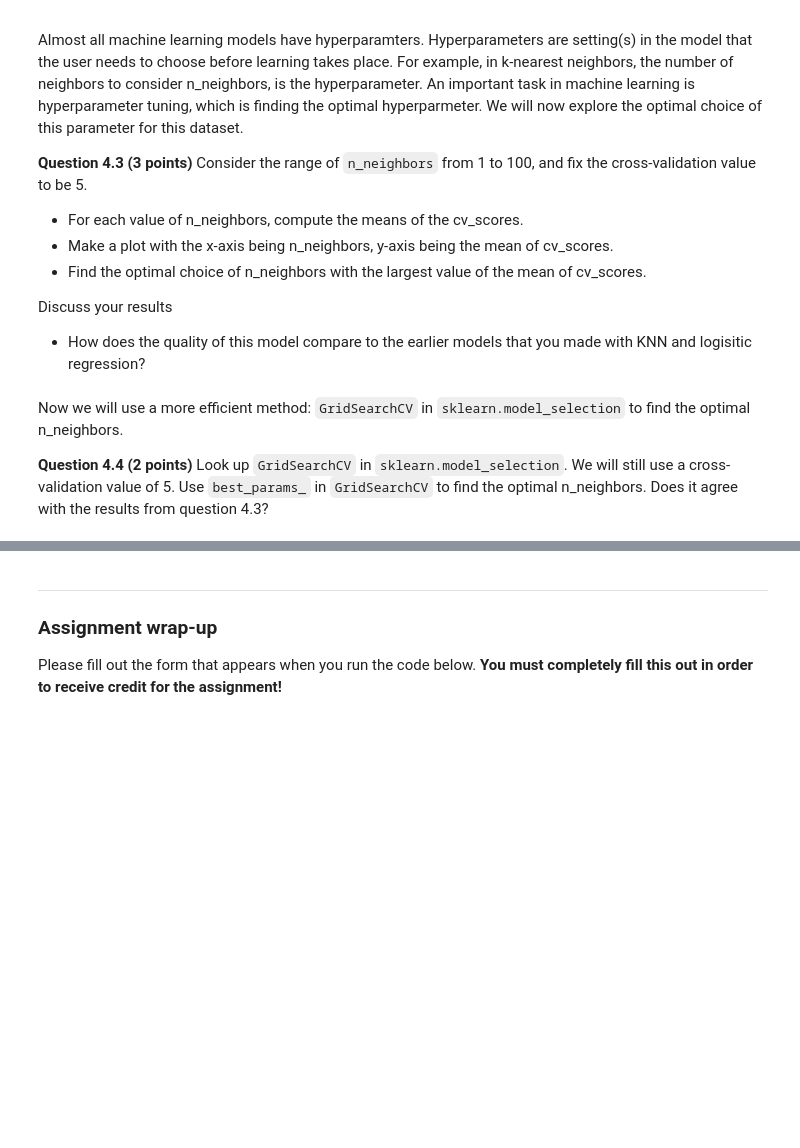
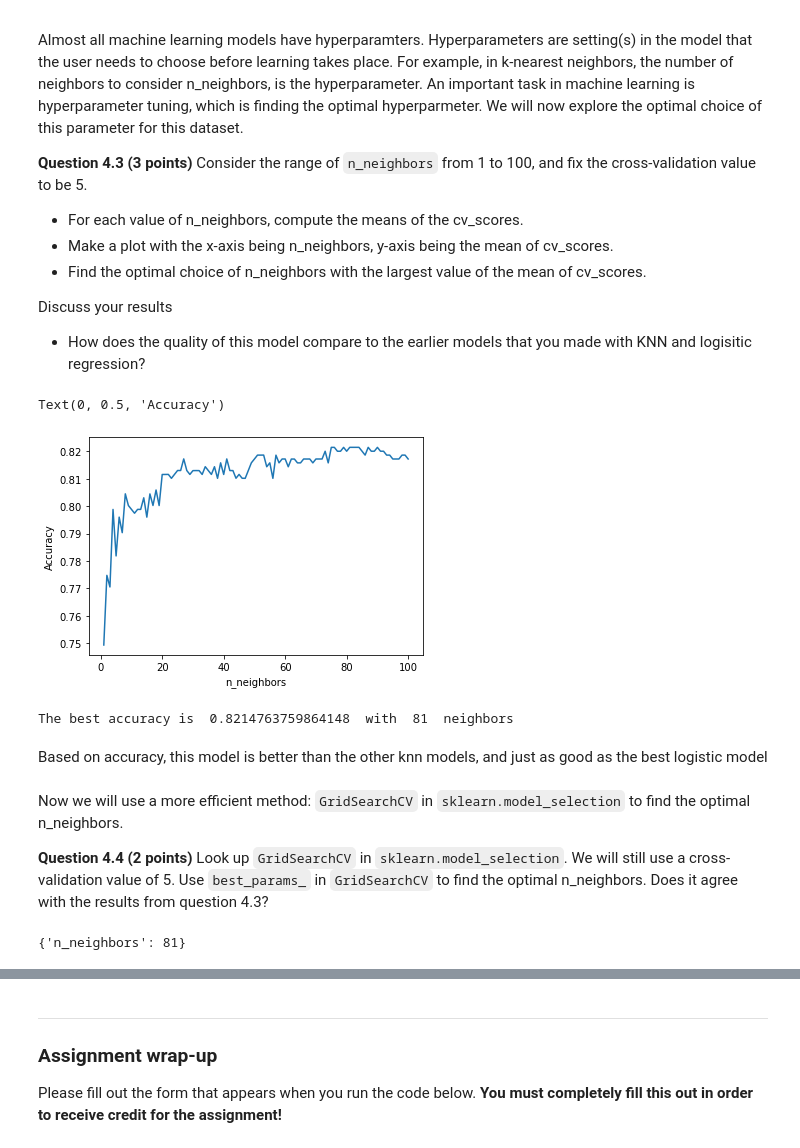
Before and after one commit to BergBrae/cmse202-f20-turnin, a Jupyter notebook: hw-03/HW-03_GitML-STUDENT.ipynb, the cells around one changed output, grey strips where cells are left out. Saved outputs shown, nothing was run; the diff lists cells and outputs as text; code cells hidden in the pictures; blank space fills up the shorter version.

```diff
--- a/hw-03/HW-03_GitML-STUDENT.ipynb
+++ b/hw-03/HW-03_GitML-STUDENT.ipynb
@@ -164,0 +262,5 @@ The train-test-split method we used in earlier is called ‘holdout’. Cross-va
+# %%
+knn = KNeighborsClassifier(n_neighbors=3)
+fit = knn.fit(filtdata2, filtlabels.astype(int))
+cv_scores = cross_val_score(fit, filtdata2, filtlabels.astype(int), cv=5)
+np.mean(cv_scores)
@@ -180,3 +284,23 @@ Discuss your results
+# %%
+n = np.linspace(1,100, 100).astype(int)
+accuracy = []
+for i in n:
+    knn = KNeighborsClassifier(n_neighbors=i)
+    fit = knn.fit(filtdata2, filtlabels.astype(int))
+    cv_scores = cross_val_score(fit, filtdata2, filtlabels.astype(int), cv=5)
+    accuracy.append(np.mean(cv_scores))
+plt.plot(n, accuracy)
+plt.xlabel('n_neighbors')
+plt.ylabel('Accuracy')
+# %% [output]
+Text(0, 0.5, 'Accuracy')
+[figure, added]
+# %%
+print('The best accuracy is ', max(accuracy), ' with ', n[accuracy.index(max(accuracy))], ' neighbors')
+# %% [output]
+The best accuracy is  0.8214763759864148  with  81  neighbors
+# %% [markdown]
+Based on accuracy, this model is better than the other knn models, and just as good as the best logistic model
 # %% [markdown]
 Now we will use a more efficient method: `GridSearchCV` in `sklearn.model_selection` to find the optimal n_neighbors.
 
@@ -185,0 +308,7 @@ Now we will use a more efficient method: `GridSearchCV` in `sklearn.model_select
+# %%
+param_grid = {'n_neighbors' : np.linspace(1,100,100).astype(int)}
+clf = GridSearchCV(KNeighborsClassifier(), param_grid)
+clf = clf.fit(filtdata2, filtlabels.astype(int))
+print(clf.best_params_)
+# %% [output]
+{'n_neighbors': 81}
```
Also changed, not shown: parts of 38 cells of this notebook, 2 other files.
